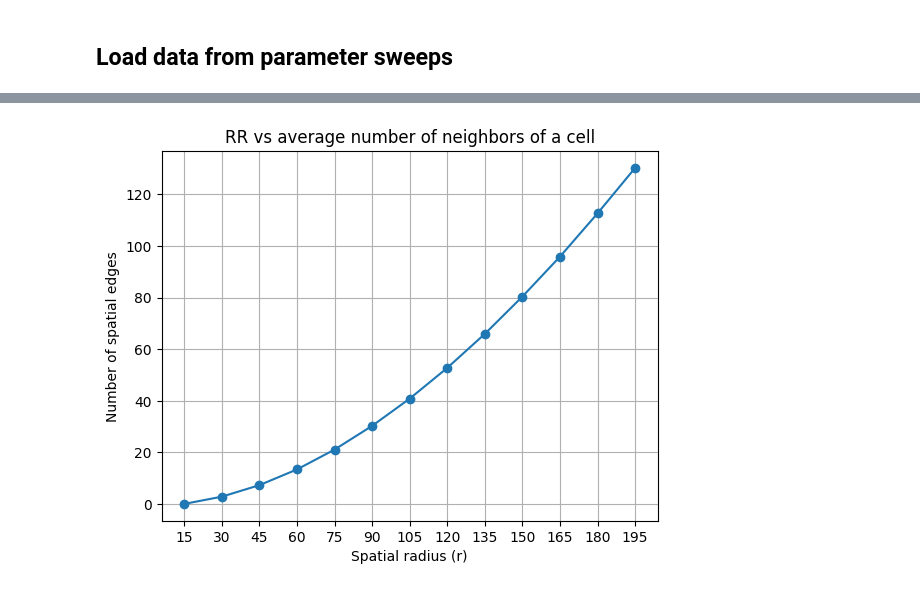
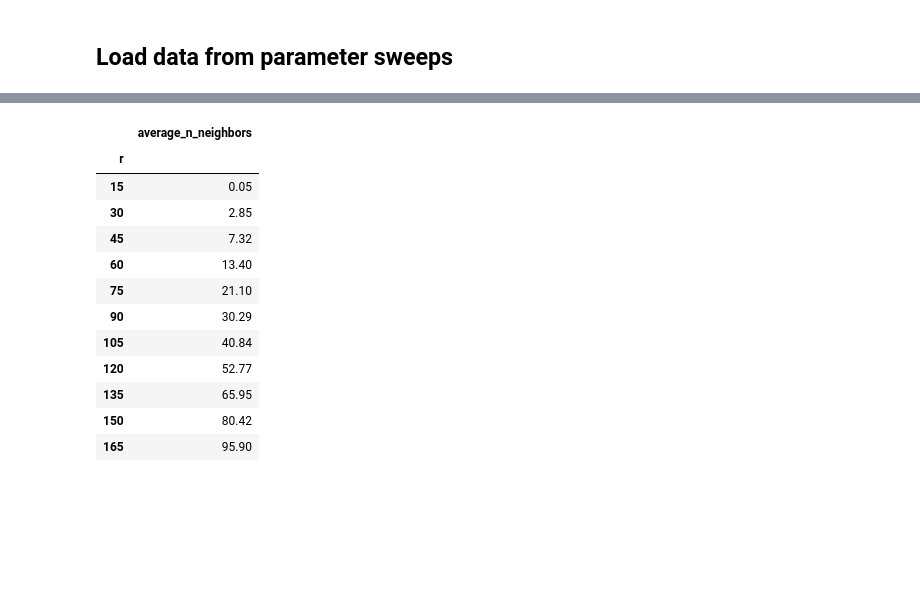
Before and after one commit to Wojttekja/spatiotemporal-signal-propagation, a Jupyter notebook: notebooks/TaskA3_ParameterRobustness.ipynb, the cells around one changed output, grey strips where cells are left out. Drawn from its saved outputs; the diff is of its cells as text; code cells hidden in the pictures; blank space fills up the shorter version.

```diff
--- a/notebooks/TaskA3_ParameterRobustness.ipynb
+++ b/notebooks/TaskA3_ParameterRobustness.ipynb
@@ -209,12 +109,17 @@ plt.show()
 # %%
-import matplotlib.pyplot as plt
-
-plt.plot(df_sweeps.index, df_sweeps['average_n_neighbors'], marker='o')
-plt.grid()
-plt.title("RR vs average number of neighbors of a cell")
-plt.xlabel("Spatial radius (r)")
-plt.xticks(df_sweeps.index)
-plt.ylabel("Number of spatial edges")
-plt.show()
+neighbor_table = df_sweeps[['average_n_neighbors']].round(2)
+neighbor_table
 # %% [output]
-[figure, removed]
+|  | average_n_neighbors |
+| r |  |
+| 15 | 0.05 |
+| 30 | 2.85 |
+| 45 | 7.32 |
+| 60 | 13.40 |
+| 75 | 21.10 |
+| 90 | 30.29 |
+| 105 | 40.84 |
+| 120 | 52.77 |
+| 135 | 65.95 |
+| 150 | 80.42 |
+| 165 | 95.90 |
```
Also changed, not shown: parts of 9 cells of this notebook, 13 other files.
